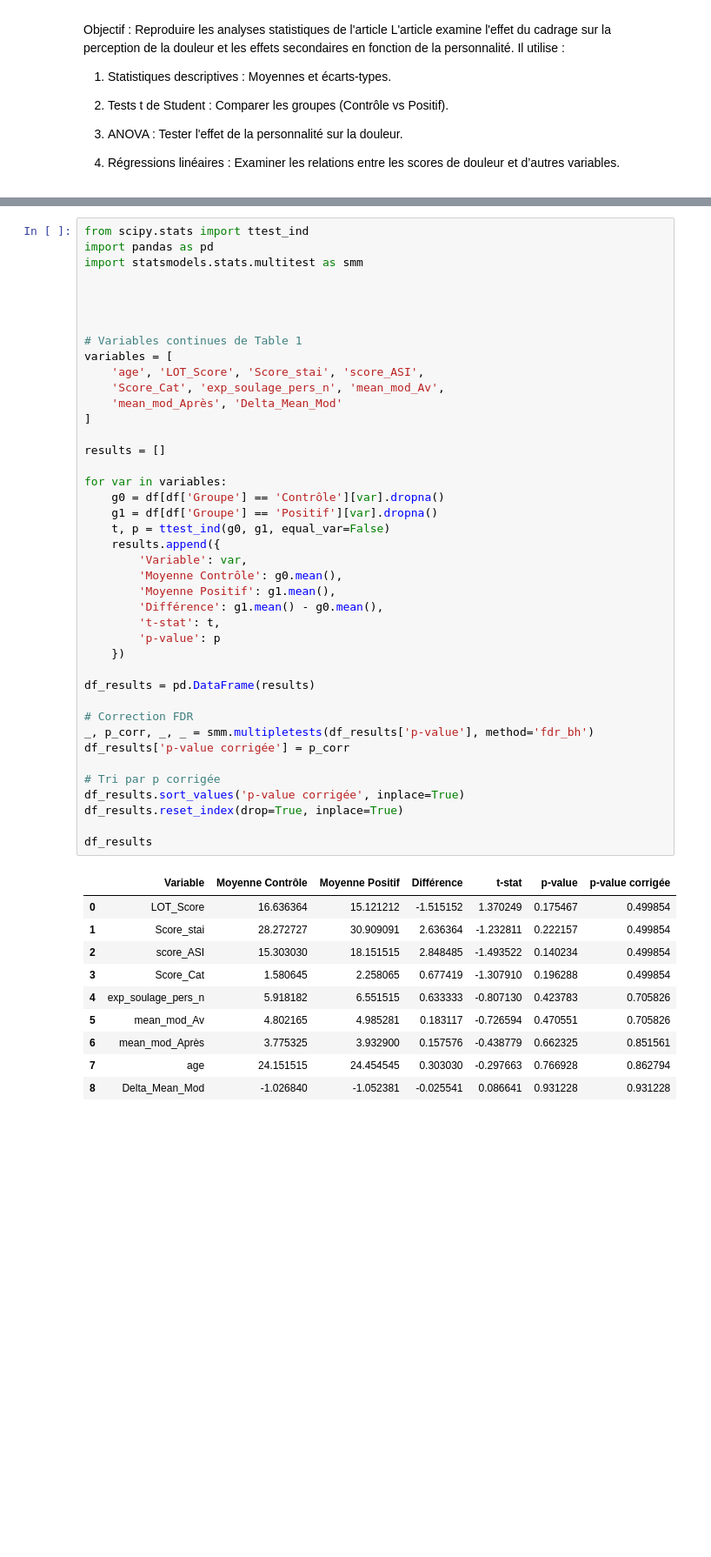
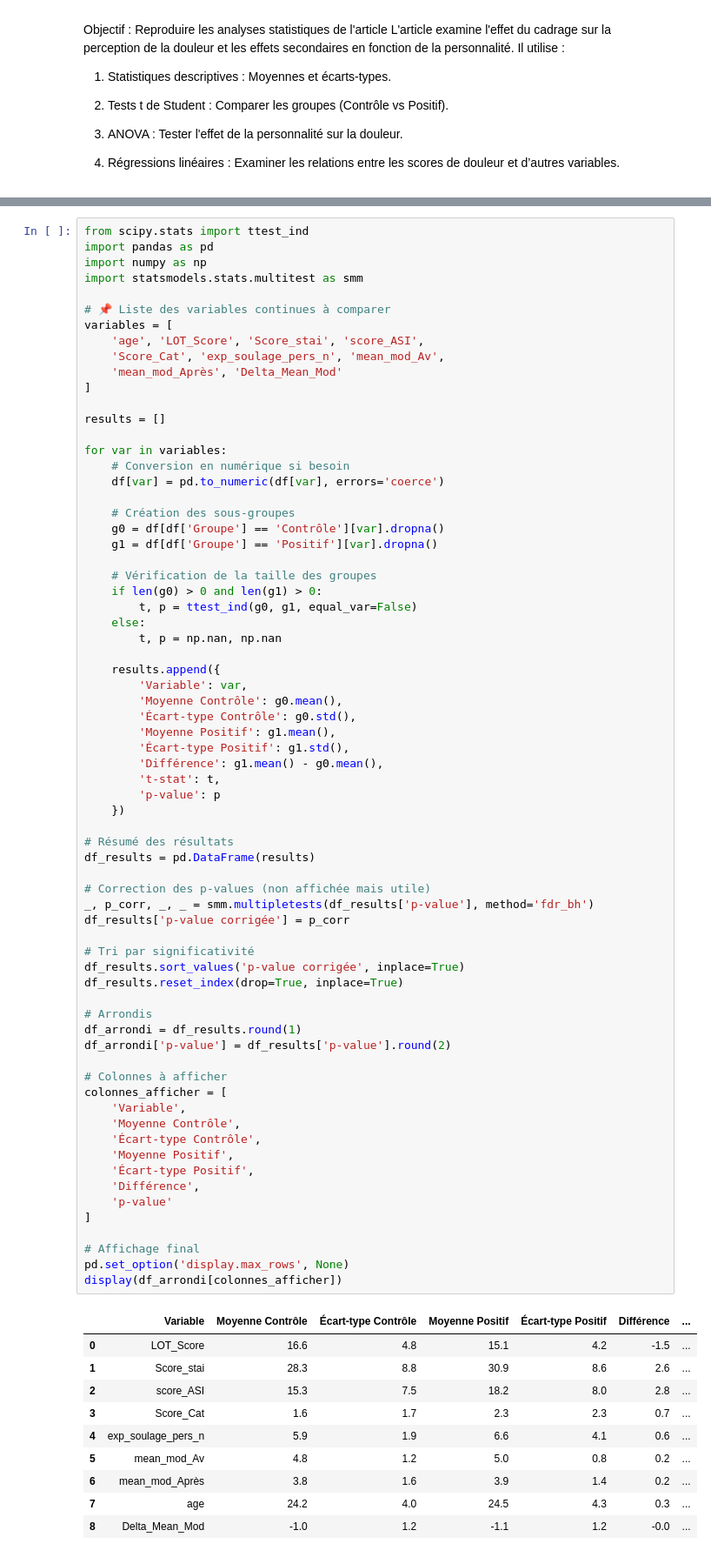
Before and after one commit to nassimdammak-dah/statistiques-, a Jupyter notebook: Nassim_dammak_rééchantillonnage.ipynb, the cells around one changed output, grey strips where cells are left out. Shown at 87% size. Cells and saved outputs as stored; diff of their text form; blank space fills up the shorter version.

```diff
--- a/Nassim_dammak_rééchantillonnage.ipynb
+++ b/Nassim_dammak_rééchantillonnage.ipynb
@@ -287,52 +285,80 @@ Source : section "Statistical analyses" de l'article
 # %%
 from scipy.stats import ttest_ind
 import pandas as pd
+import numpy as np
 import statsmodels.stats.multitest as smm
 
-
-
-
-# Variables continues de Table 1
+# 📌 Liste des variables continues à comparer
 variables = [
     'age', 'LOT_Score', 'Score_stai', 'score_ASI',
     'Score_Cat', 'exp_soulage_pers_n', 'mean_mod_Av',
     'mean_mod_Après', 'Delta_Mean_Mod'
 ]
 
 results = []
 
 for var in variables:
+    # Conversion en numérique si besoin
+    df[var] = pd.to_numeric(df[var], errors='coerce')
+
+    # Création des sous-groupes
     g0 = df[df['Groupe'] == 'Contrôle'][var].dropna()
     g1 = df[df['Groupe'] == 'Positif'][var].dropna()
-    t, p = ttest_ind(g0, g1, equal_var=False)
+
+    # Vérification de la taille des groupes
+    if len(g0) > 0 and len(g1) > 0:
+        t, p = ttest_ind(g0, g1, equal_var=False)
+    else:
+        t, p = np.nan, np.nan
+
     results.append({
         'Variable': var,
         'Moyenne Contrôle': g0.mean(),
+        'Écart-type Contrôle': g0.std(),
         'Moyenne Positif': g1.mean(),
+        'Écart-type Positif': g1.std(),
         'Différence': g1.mean() - g0.mean(),
         't-stat': t,
         'p-value': p
     })
 
+# Résumé des résultats
 df_results = pd.DataFrame(results)
 
-# Correction FDR
+# Correction des p-values (non affichée mais utile)
 _, p_corr, _, _ = smm.multipletests(df_results['p-value'], method='fdr_bh')
 df_results['p-value corrigée'] = p_corr
 
-# Tri par p corrigée
+# Tri par significativité
 df_results.sort_values('p-value corrigée', inplace=True)
 df_results.reset_index(drop=True, inplace=True)
 
-df_results
+# Arrondis
+df_arrondi = df_results.round(1)
+df_arrondi['p-value'] = df_results['p-value'].round(2)
+
+# Colonnes à afficher
+colonnes_afficher = [
+    'Variable',
+    'Moyenne Contrôle',
+    'Écart-type Contrôle',
+    'Moyenne Positif',
+    'Écart-type Positif',
+    'Différence',
+    'p-value'
+]
+
+# Affichage final
+pd.set_option('display.max_rows', None)
+display(df_arrondi[colonnes_afficher])
 # %% [output]
-|  | Variable | Moyenne Contrôle | Moyenne Positif | Différence | t-stat | p-value | p-value corrigée |
-| 0 | LOT_Score | 16.636364 | 15.121212 | -1.515152 | 1.370249 | 0.175467 | 0.499854 |
-| 1 | Score_stai | 28.272727 | 30.909091 | 2.636364 | -1.232811 | 0.222157 | 0.499854 |
-| 2 | score_ASI | 15.303030 | 18.151515 | 2.848485 | -1.493522 | 0.140234 | 0.499854 |
-| 3 | Score_Cat | 1.580645 | 2.258065 | 0.677419 | -1.307910 | 0.196288 | 0.499854 |
-| 4 | exp_soulage_pers_n | 5.918182 | 6.551515 | 0.633333 | -0.807130 | 0.423783 | 0.705826 |
-| 5 | mean_mod_Av | 4.802165 | 4.985281 | 0.183117 | -0.726594 | 0.470551 | 0.705826 |
-| 6 | mean_mod_Après | 3.775325 | 3.932900 | 0.157576 | -0.438779 | 0.662325 | 0.851561 |
-| 7 | age | 24.151515 | 24.454545 | 0.303030 | -0.297663 | 0.766928 | 0.862794 |
-| 8 | Delta_Mean_Mod | -1.026840 | -1.052381 | -0.025541 | 0.086641 | 0.931228 | 0.931228 |
+|  | Variable | Moyenne Contrôle | Écart-type Contrôle | Moyenne Positif | Écart-type Positif | Différence | ... |
+| 0 | LOT_Score | 16.6 | 4.8 | 15.1 | 4.2 | -1.5 | ... |
+| 1 | Score_stai | 28.3 | 8.8 | 30.9 | 8.6 | 2.6 | ... |
+| 2 | score_ASI | 15.3 | 7.5 | 18.2 | 8.0 | 2.8 | ... |
+| 3 | Score_Cat | 1.6 | 1.7 | 2.3 | 2.3 | 0.7 | ... |
+| 4 | exp_soulage_pers_n | 5.9 | 1.9 | 6.6 | 4.1 | 0.6 | ... |
+| 5 | mean_mod_Av | 4.8 | 1.2 | 5.0 | 0.8 | 0.2 | ... |
+| 6 | mean_mod_Après | 3.8 | 1.6 | 3.9 | 1.4 | 0.2 | ... |
+| 7 | age | 24.2 | 4.0 | 24.5 | 4.3 | 0.3 | ... |
+| 8 | Delta_Mean_Mod | -1.0 | 1.2 | -1.1 | 1.2 | -0.0 | ... |
```
Also changed, not shown: parts of 8 cells of this notebook.
